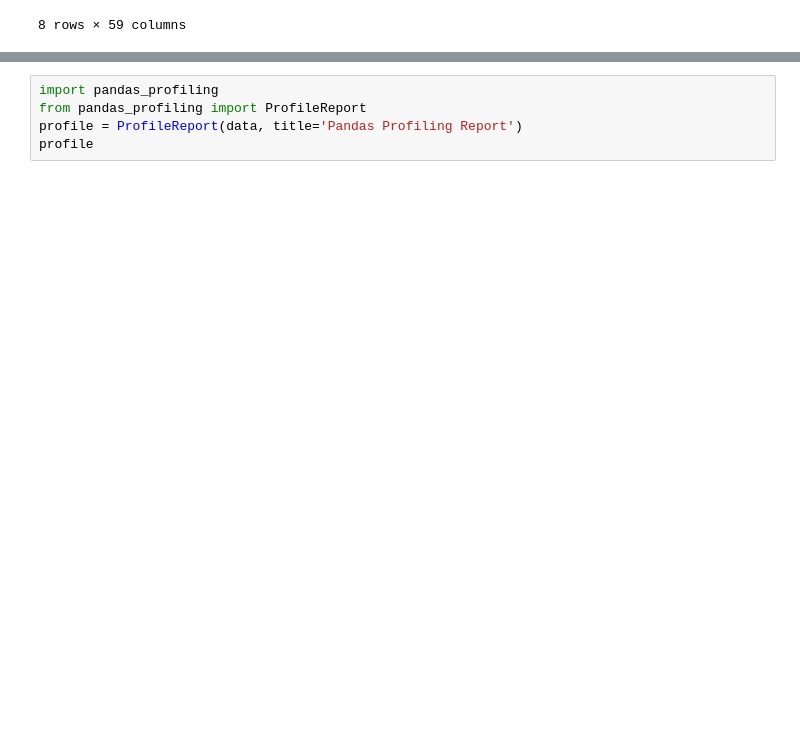
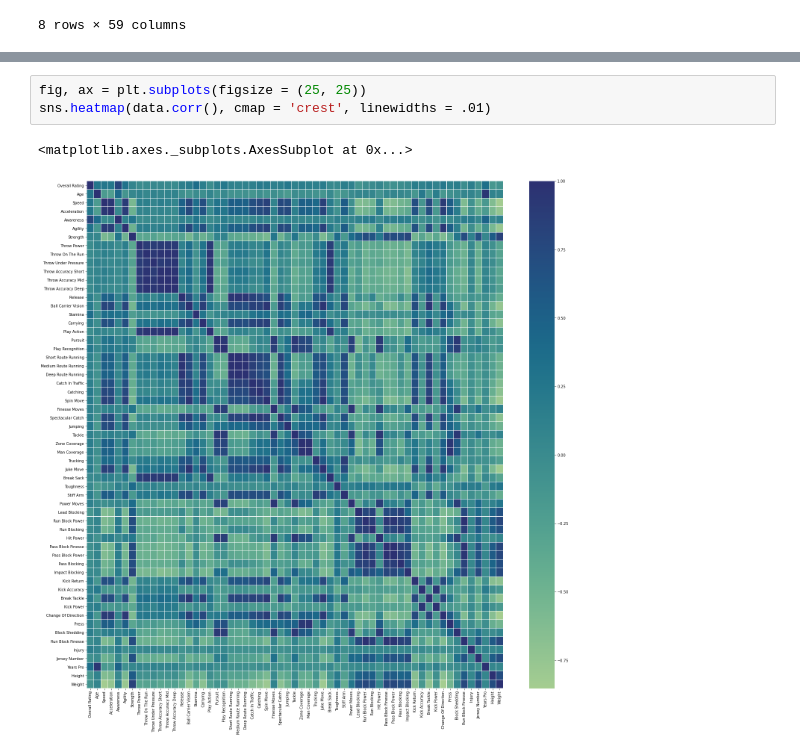
Before and after one commit to data301-2020-winter1/course-project-group_6019, a Jupyter notebook: analysis/jeranknorr/EDA.ipynb, the cells around one changed output, grey strips where cells are left out. Saved outputs shown, nothing was run; the diff lists cells and outputs as text; blank space fills up the shorter version.

```diff
--- a/analysis/jeranknorr/EDA.ipynb
+++ b/analysis/jeranknorr/EDA.ipynb
@@ -91,5 +99,6 @@ array([[<matplotlib.axes._subplots.AxesSubplot object at 0x...>,
-# %%
-import pandas_profiling
-from pandas_profiling import ProfileReport
-profile = ProfileReport(data, title='Pandas Profiling Report')
-profile
+# %%
+fig, ax = plt.subplots(figsize = (25, 25))
+sns.heatmap(data.corr(), cmap = 'crest', linewidths = .01)
+# %% [output]
+<matplotlib.axes._subplots.AxesSubplot at 0x...>
+[figure, added]
```
Also changed, not shown: parts of 4 cells of this notebook, 5 other files.
